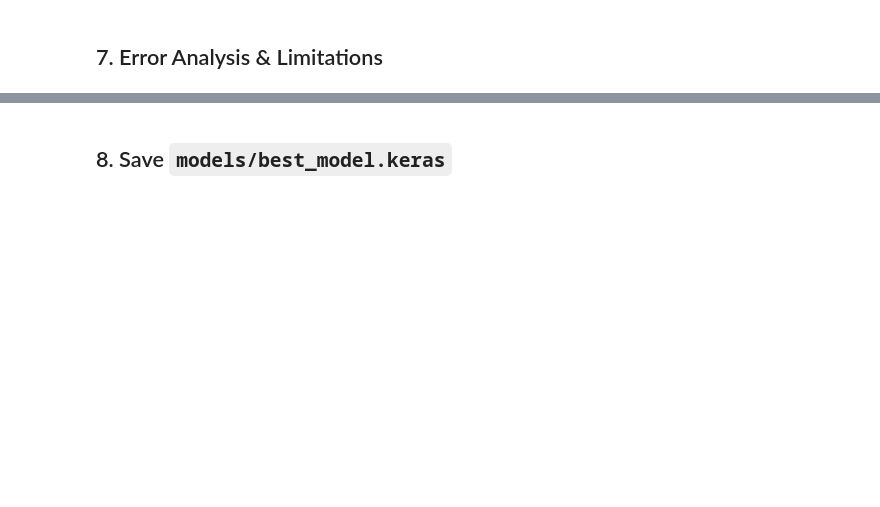
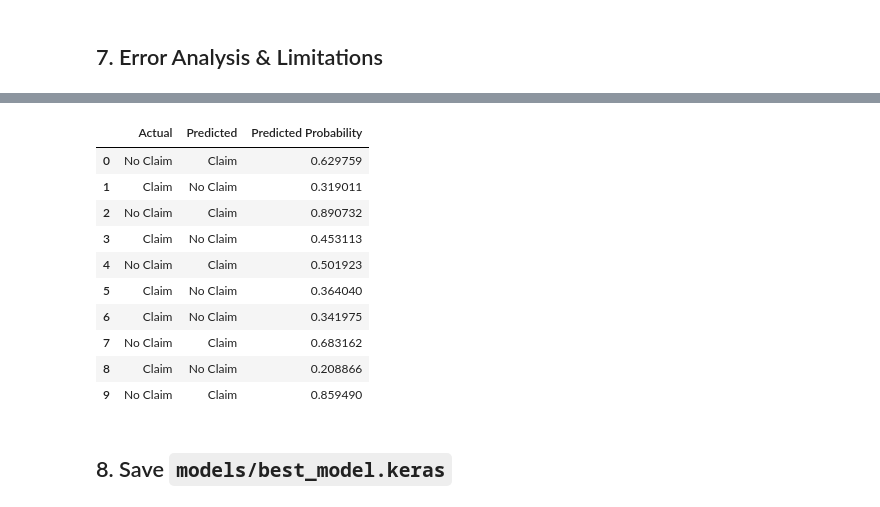
Before and after one commit to Ahmed-log11/Deep_Learning_Project, a Jupyter notebook: notebooks/dev/03_tuning_evaluation.ipynb, the cells around one changed output, grey strips where cells are left out. Saved outputs shown, nothing was run; the diff lists cells and outputs as text; code cells hidden in the pictures; blank space fills up the shorter version.

```diff
--- a/notebooks/dev/03_tuning_evaluation.ipynb
+++ b/notebooks/dev/03_tuning_evaluation.ipynb
@@ -52,2 +415,68 @@ def load_splits():
 # %% [markdown]
 ## 7. Error Analysis & Limitations
+# %%
+# 1. Identify incorrect predictions
+
+errors = y_test != y_pred
+
+false_positives = (y_test == 0) & (y_pred == 1)
+false_negatives = (y_test == 1) & (y_pred == 0)
+
+correct_predictions = (y_test == y_pred)
+
+print("Error Analysis")
+print("=" * 40)
+
+print(f"Total Test Samples: {len(y_test)}")
+print(f"Correct Predictions: {correct_predictions.sum()}")
+print(f"Total Errors: {errors.sum()}")
+
+print(f"\nFalse Positives: {false_positives.sum()}")
+print(f"False Negatives: {false_negatives.sum()}")
+
+print(
+    f"\nError Rate: {errors.mean() * 100:.2f}%"
+)
+
+
+# 2. Calculate error percentages
+
+print("\nError Percentages")
+print("=" * 40)
+
+print(
+    f"False Positive Rate: "
+    f"{false_positives.sum() / (y_test == 0).sum() * 100:.2f}%"
+)
+
+print(
+    f"False Negative Rate: "
+    f"{false_negatives.sum() / (y_test == 1).sum() * 100:.2f}%"
+)
+
+
+# 3. Display sample incorrect predictions
+
+error_indices = np.where(errors)[0]
+
+error_analysis = pd.DataFrame({
+    "Actual": y_test[error_indices],
+    "Predicted": y_pred[error_indices],
+    "Predicted Probability": y_prob[error_indices]
+})
+
+error_analysis["Actual"] = error_analysis["Actual"].map({
+    0: "No Claim",
+    1: "Claim"
+})
+
+error_analysis["Predicted"] = error_analysis["Predicted"].map({
+    0: "No Claim",
+    1: "Claim"
+})
+
+print("\nSample Incorrect Predictions")
+print("=" * 40)
+
+display(error_analysis.head(10))
+# %% [output]
@@ -54,2 +501,13 @@ def load_splits():
+|  | Actual | Predicted | Predicted Probability |
+| 0 | No Claim | Claim | 0.629759 |
+| 1 | Claim | No Claim | 0.319011 |
+| 2 | No Claim | Claim | 0.890732 |
+| 3 | Claim | No Claim | 0.453113 |
+| 4 | No Claim | Claim | 0.501923 |
+| 5 | Claim | No Claim | 0.364040 |
+| 6 | Claim | No Claim | 0.341975 |
+| 7 | No Claim | Claim | 0.683162 |
+| 8 | Claim | No Claim | 0.208866 |
+| 9 | No Claim | Claim | 0.859490 |
 # %% [markdown]
 ## 8. Save `models/best_model.keras`
```
Also changed, not shown: parts of 8 cells of this notebook.
